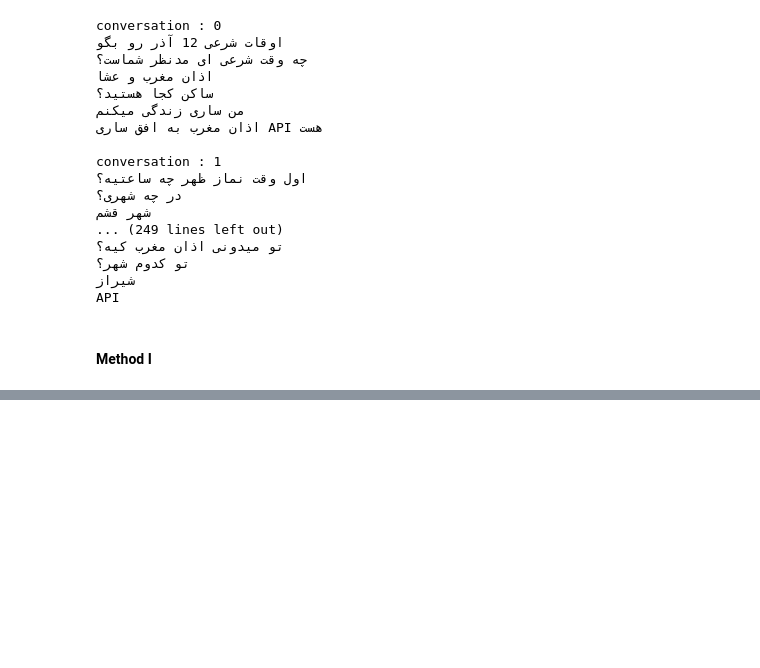
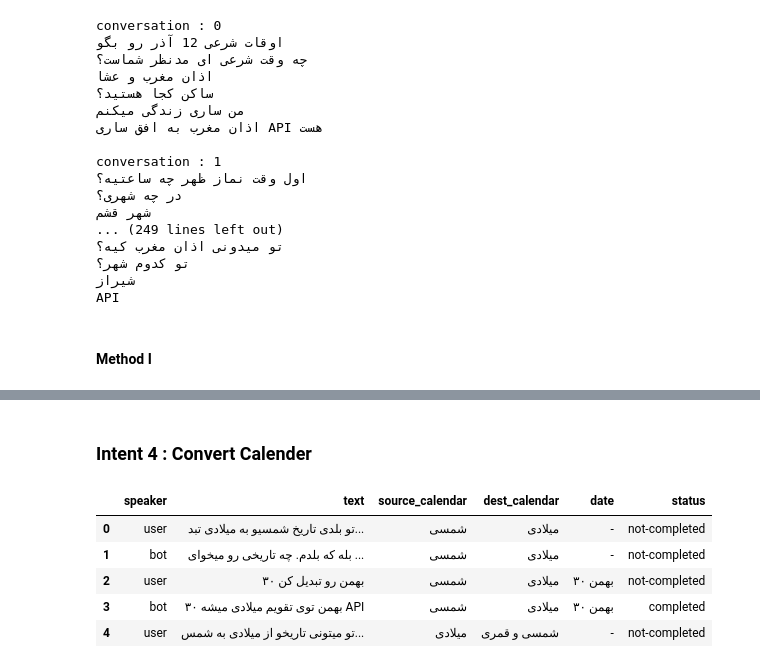
Before and after one commit to Precioux/Eunoia-Plus, a Jupyter notebook: DST.ipynb, the cells around one changed output, grey strips where cells are left out. Cells and saved outputs as stored; diff of their text form; code cells hidden in the pictures; blank space fills up the shorter version.

```diff
--- a/DST.ipynb
+++ b/DST.ipynb
@@ -722,0 +1454,16 @@ c_train3 = 'میخوام ساعت بذارم برای اذان صبح کی می
+# %% [markdown]
+### Intent 4 : Convert Calender
+# %%
+# Load the Excel file
+file_path = 'data/convert_calender.xlsx'
+df = pd.read_excel(file_path)
+
+# Display the first few rows of the dataframe
+df.head()
+# %% [output]
+|  | speaker | text | source_calendar | dest_calendar | date | status |
+| 0 | user | تو بلدی تاریخ شمسیو به میلادی تبد... | شمسی | میلادی | - | not-completed |
+| 1 | bot | بله که بلدم. چه تاریخی رو میخوای ... | شمسی | میلادی | - | not-completed |
+| 2 | user | ۳۰ بهمن رو تبدیل کن | شمسی | میلادی | ۳۰ بهمن | not-completed |
+| 3 | bot | ۳۰ بهمن توی تقویم میلادی میشه API | شمسی | میلادی | ۳۰ بهمن | completed |
+| 4 | user | تو میتونی تاریخو از میلادی به شمس... | میلادی | شمسی و قمری | - | not-completed |
```
Also changed, not shown: parts of 94 cells of this notebook, 8 other files.
